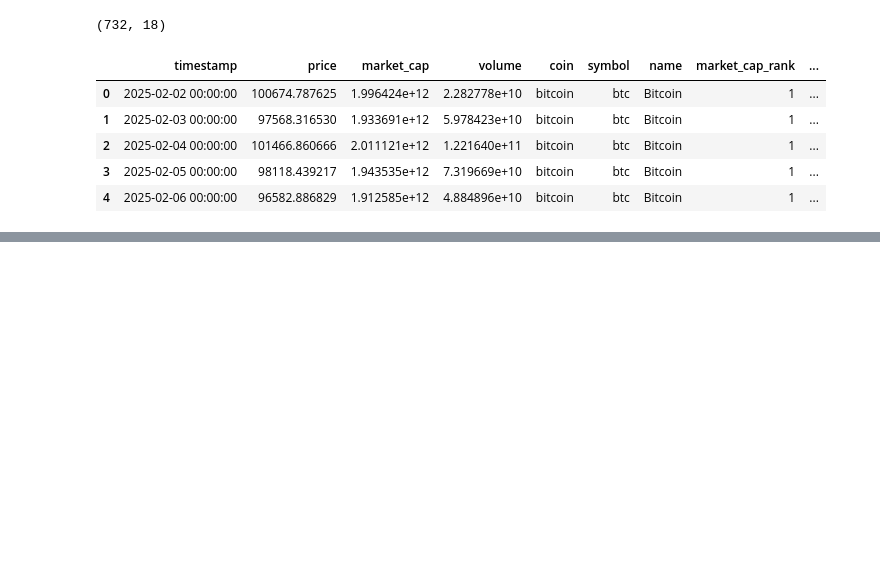
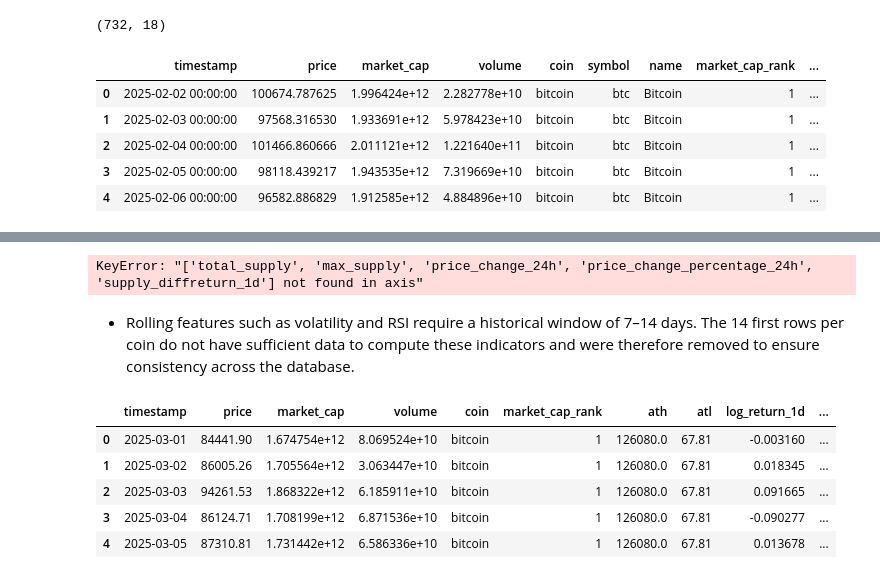
Before and after one commit to tlilimaryem7-cloud/AI-powered-cryptocurrency-market-analysis-and-decision-support-system, a Jupyter notebook: notebooks/02_eda.ipynb, the cells around one changed output, grey strips where cells are left out. Cells and saved outputs as stored; diff of their text form; code cells hidden in the pictures; blank space fills up the shorter version.

```diff
--- a/notebooks/02_eda.ipynb
+++ b/notebooks/02_eda.ipynb
@@ -19,0 +286,32 @@ df.head()
+# %%
+#Create a binary flag for the max supply feature 1 if there is max supply else 0
+df["has_max_supply"] = df["max_supply"].notna().astype(int)
+# %%
+cols_to_drop = [
+    "total_supply",
+    "max_supply",
+    "price_change_24h",
+    "price_change_percentage_24h",
+    "supply_diff"
+]
+
+df = df.drop(columns=cols_to_drop)
+# %% [output]
+KeyError: "['total_supply', 'max_supply', 'price_change_24h', 'price_change_percentage_24h', 'supply_diffreturn_1d'] not found in axis"
+# %%
+df = df.drop(columns=["return_1d"])
+# %% [markdown]
+* Rolling features such as volatility and RSI require a historical window of 7–14 days. The 14 first rows per coin do not have sufficient data to compute these indicators and were therefore removed to ensure consistency across the database.
+# %%
+rolling_features = ["volatility_7d", "volatility_14d", "rsi_14"]
+df = df.dropna(subset=rolling_features).reset_index(drop=True)
+# %%
+pd.set_option('display.max_columns', None)
+df.head()
+# %% [output]
+|  | timestamp | price | market_cap | volume | coin | market_cap_rank | ath | atl | log_return_1d | ... |
+| 0 | 2025-03-01 | 84441.90 | 1.674754e+12 | 8.069524e+10 | bitcoin | 1 | 126080.0 | 67.81 | -0.003160 | ... |
+| 1 | 2025-03-02 | 86005.26 | 1.705564e+12 | 3.063447e+10 | bitcoin | 1 | 126080.0 | 67.81 | 0.018345 | ... |
+| 2 | 2025-03-03 | 94261.53 | 1.868322e+12 | 6.185911e+10 | bitcoin | 1 | 126080.0 | 67.81 | 0.091665 | ... |
+| 3 | 2025-03-04 | 86124.71 | 1.708199e+12 | 6.871536e+10 | bitcoin | 1 | 126080.0 | 67.81 | -0.090277 | ... |
+| 4 | 2025-03-05 | 87310.81 | 1.731442e+12 | 6.586336e+10 | bitcoin | 1 | 126080.0 | 67.81 | 0.013678 | ... |
```
Also changed, not shown: parts of 41 cells of this notebook, 1 other file.
